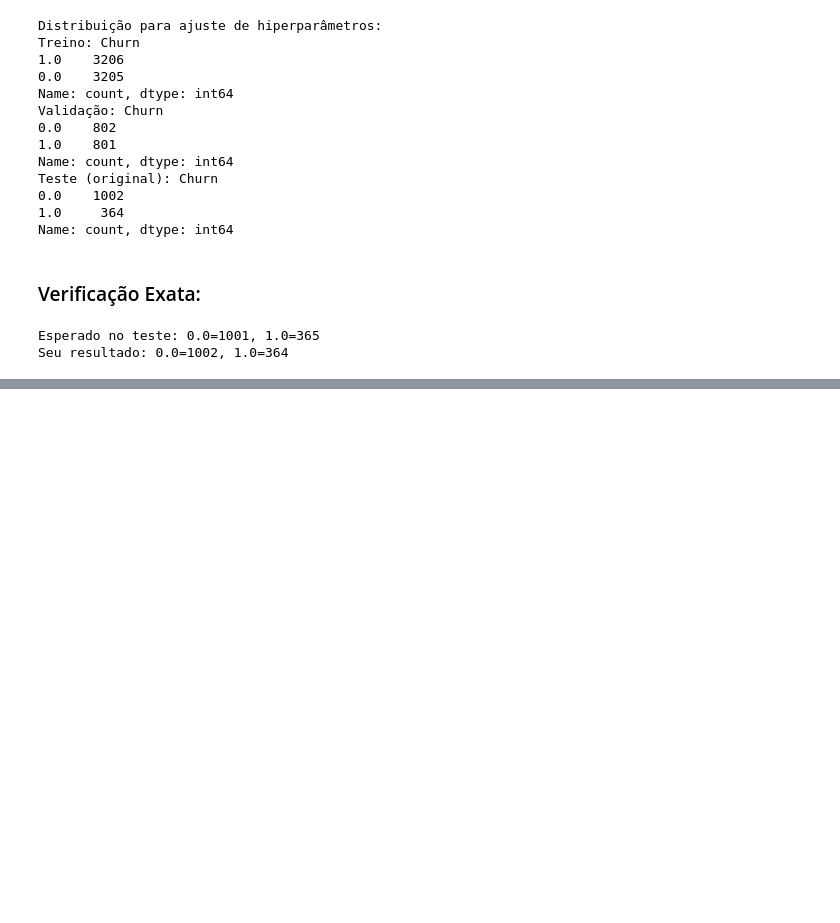
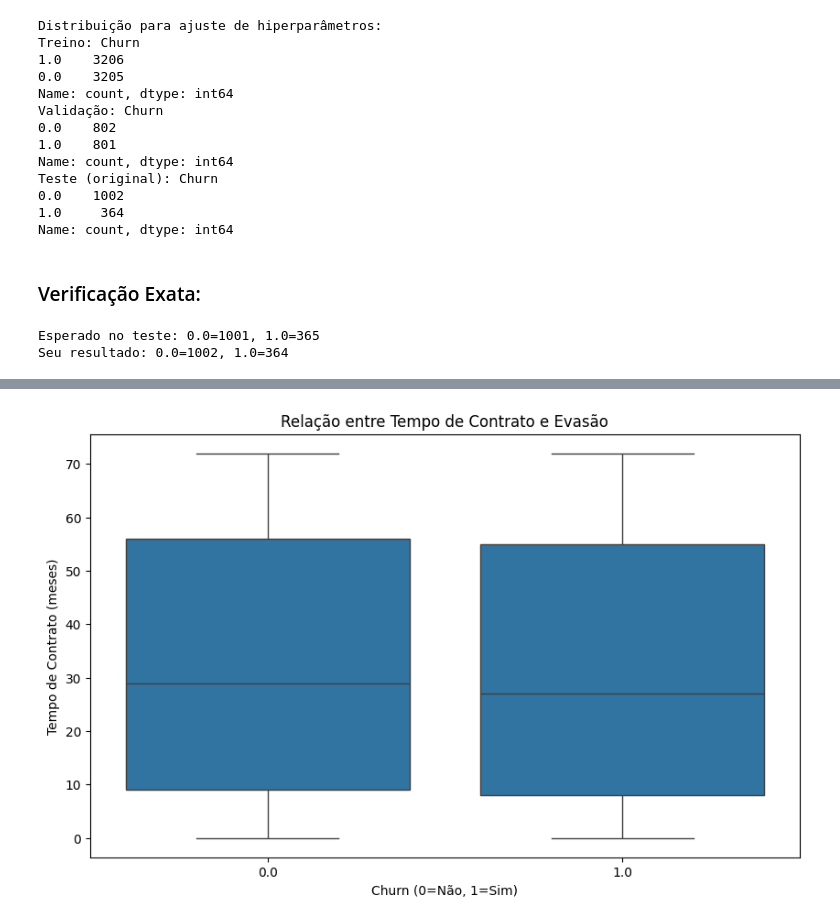
Before and after one commit to anandamatos/telecom-x2, a Jupyter notebook: notebooks/index.ipynb, the cells around one changed output, grey strips where cells are left out. Drawn from its saved outputs; the diff is of its cells as text; code cells hidden in the pictures; blank space fills up the shorter version.

```diff
--- a/notebooks/index.ipynb
+++ b/notebooks/index.ipynb
@@ -636,0 +669,9 @@ Seu resultado: 0.0=1002, 1.0=364
+# %%
+plt.figure(figsize=(10, 6))
+sns.boxplot(x='Churn', y='customer_tenure', data=df_final_clean)
+plt.title('Relação entre Tempo de Contrato e Evasão')
+plt.xlabel('Churn (0=Não, 1=Sim)')
+plt.ylabel('Tempo de Contrato (meses)')
+plt.show()
+# %% [output]
+[figure, added]
```
Also changed, not shown: parts of 12 cells of this notebook.
